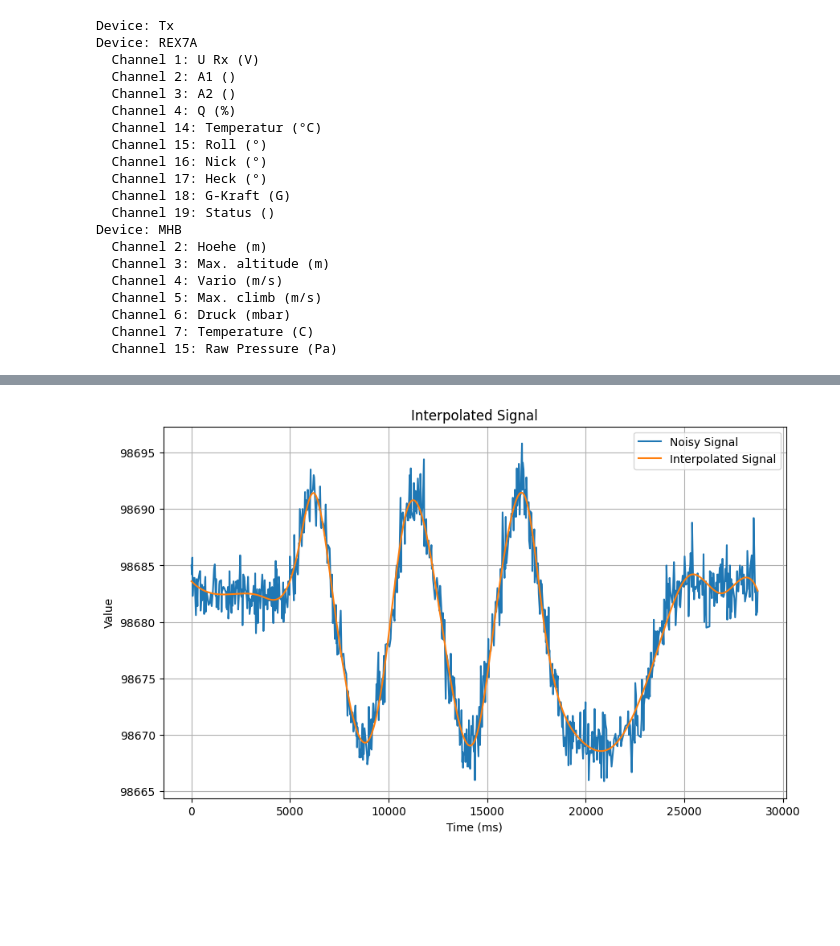
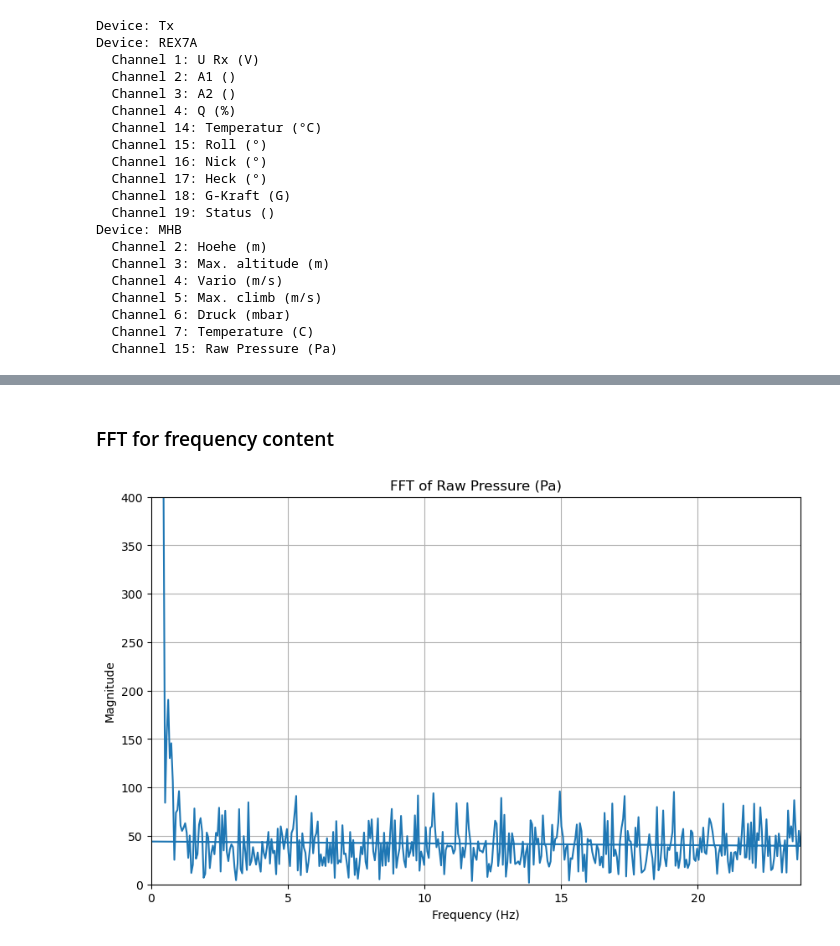
Before and after one commit to chiefenne/JETI_EX_BUS, a Jupyter notebook: signal_filter/Signal_Filter.ipynb, the cells around one changed output, grey strips where cells are left out. Cells and saved outputs as stored; diff of their text form; code cells hidden in the pictures; blank space fills up the shorter version.

```diff
--- a/signal_filter/Signal_Filter.ipynb
+++ b/signal_filter/Signal_Filter.ipynb
@@ -169,17 +106,4 @@ if target_device in devices and target_channel_id in devices[target_device]["dat
     data = devices[target_device]["data"][target_channel_id]
 
 timestamps = data[:, 0]
-values = data[:, 1]
-
-# combine timestamps and values into a numpy array
-signal = np.column_stack((timestamps, values))
-
-# Plot the data
-plt.figure(figsize=(10, 6))
-plt.plot(timestamps, values, label=f"{devices[target_device]['channels'][target_channel_id]['name']} ({devices[target_device]['channels'][target_channel_id]['unit']})")
-plt.title(f"Time Series Data for {target_device}, Channel {target_channel_id}")
-plt.xlabel("Timestamp (ms)")
-plt.ylabel("Value")
-plt.legend()
-plt.grid()
-plt.show()
+signal = data[:, 1]
@@ -188,31 +110,21 @@ plt.show()
-# %%
-# the data stored in signal are the noisy data. make an interploation to get a smooth curve
-# the signal represents raw sensor data (pressure) and the time in milliseconds
-times = signal[:, 0]
-noisy_signal = signal[:, 1]
-
-# suggest a scipy based smoothing/interpolation method (RBF, spline, etc.) to get a smooth curve
-from scipy.interpolate import UnivariateSpline
-
-# create an interpolation function with smoothing factor
-smoothing_factor = 2000  # You can adjust this parameter to control the smoothness
-interpolated_signal = UnivariateSpline(times, noisy_signal, s=smoothing_factor)
-
-# create a new time vector for the interpolated signal
-new_times = np.linspace(times[0], times[-1], 1000)
-
-# calculate the interpolated signal
-interpolated_values = interpolated_signal(new_times)
-
-# plot the noisy signal and the interpolated signal
-plt.figure(figsize=(10, 6))
-plt.plot(times, noisy_signal, label="Noisy Signal")
-plt.plot(new_times, interpolated_values, label="Interpolated Signal")
-plt.title("Interpolated Signal")
-plt.xlabel("Time (ms)")
-plt.ylabel("Value")
-plt.legend()
-plt.grid()
-plt.show()
-# %% [output]
-[figure, removed]
+# %% [markdown]
+### FFT for frequency content
+# %%
+# make an fft on the signal to see the frequency content
+fft_signal = np.fft.fft(signal)
+timestamps_in_seconds = timestamps / 1000.0
+
+# calculate the frequencies
+frequencies = np.fft.fftfreq(len(signal), d=timestamps_in_seconds[1] - timestamps_in_seconds[0])
+# plot the FFT
+plt.figure(figsize=(10, 6))
+plt.plot(frequencies, np.abs(fft_signal))
+plt.title(f"FFT of {devices[target_device]['channels'][target_channel_id]['name']} ({devices[target_device]['channels'][target_channel_id]['unit']})")
+plt.xlabel("Frequency (Hz)")
+plt.ylabel("Magnitude")
+plt.xlim(0, np.max(frequencies))
+plt.ylim(0, 400)
+plt.grid()
+plt.show()
+# %% [output]
+[figure, added]
```
Also changed, not shown: parts of 20 cells of this notebook.
